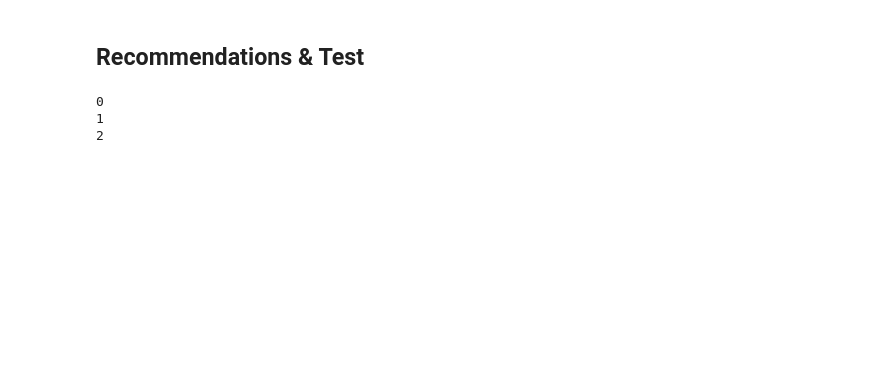
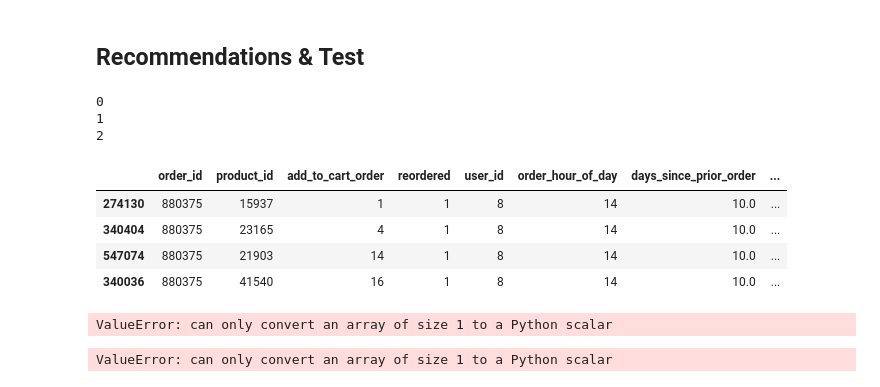
Before and after one commit to beckyydo/retail-machine-learning, a Jupyter notebook: grocery-recommendations.ipynb, the cells around one changed output. Drawn from its saved outputs; the diff is of its cells as text; code cells hidden in the pictures; blank space fills up the shorter version.

```diff
--- a/grocery-recommendations.ipynb
+++ b/grocery-recommendations.ipynb
@@ -355,6 +406,18 @@ recommendations('user_5@gmail.com')
 0
 1
 2
+# %%
+order = pd.read_csv("order_df.csv")
+order = order[order['user_id'] == 8].sort_values('add_to_cart_order')
+# Spilt repeat orders and non-repeat orders
+repeat = order[order['reordered'] > 0]
+repeat
+# %% [output]
+|  | order_id | product_id | add_to_cart_order | reordered | user_id | order_hour_of_day | days_since_prior_order | ... |
+| 274130 | 880375 | 15937 | 1 | 1 | 8 | 14 | 10.0 | ... |
+| 340404 | 880375 | 23165 | 4 | 1 | 8 | 14 | 10.0 | ... |
+| 547074 | 880375 | 21903 | 14 | 1 | 8 | 14 | 10.0 | ... |
+| 340036 | 880375 | 41540 | 16 | 1 | 8 | 14 | 10.0 | ... |
 # %%
 # Create recommendation function
 def recommendations(user_email):
@@ -410,0 +477,10 @@ def recommendations(user_email):
+# %%
+cluster_top10 = pd.read_csv("cluster_top10_img.csv")
+top10 = cluster_top10[cluster_top10['cluster'] == 3]
+top10.loc[top10['product_name'] == 'Banana'].img_url.item()
+# %% [output]
+ValueError: can only convert an array of size 1 to a Python scalar
+# %%
+recommendations('user_8@gmail.com')
+# %% [output]
+ValueError: can only convert an array of size 1 to a Python scalar
```
Also changed, not shown: parts of 17 cells of this notebook.
